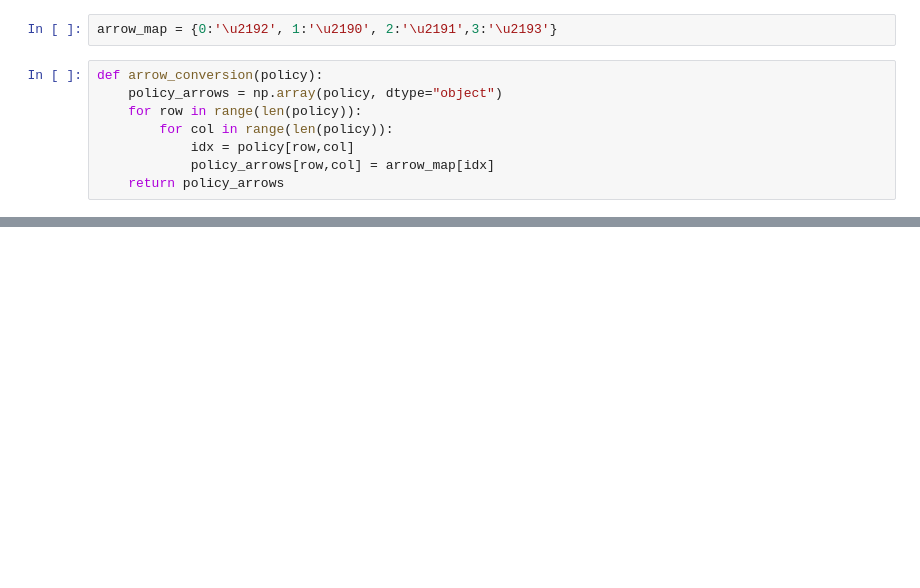
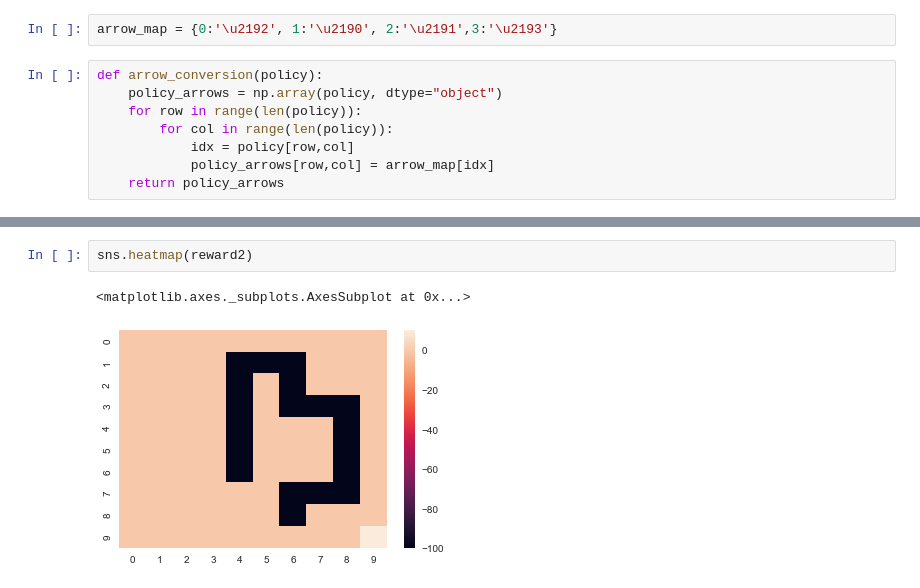
Before and after one commit to maithilibhide/ECE232, a Jupyter notebook: Project3/reinforcement_learning.ipynb, the cells around one changed output, grey strips where cells are left out. Drawn from its saved outputs; the diff is of its cells as text; blank space fills up the shorter version.

```diff
--- a/Project3/reinforcement_learning.ipynb
+++ b/Project3/reinforcement_learning.ipynb
@@ -310,0 +348,5 @@ sns.heatmap(policy2, annot=policy2_arrows, fmt='', linewidths=.1, vmax=0, cbar=F
+# %%
+sns.heatmap(reward2)
+# %% [output]
+<matplotlib.axes._subplots.AxesSubplot at 0x...>
+[figure, added]
```
Also changed, not shown: parts of 14 cells of this notebook.
